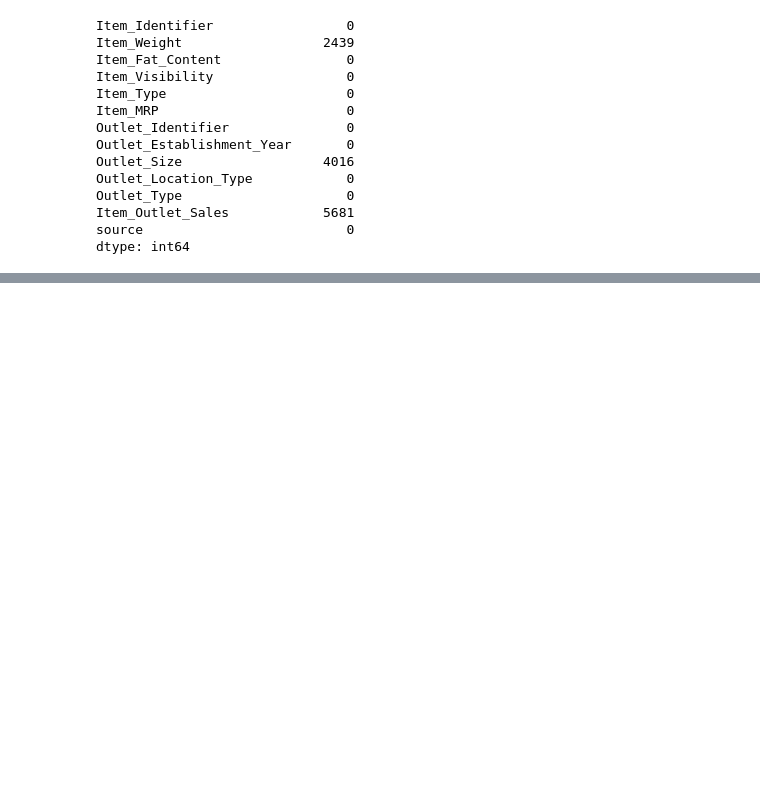
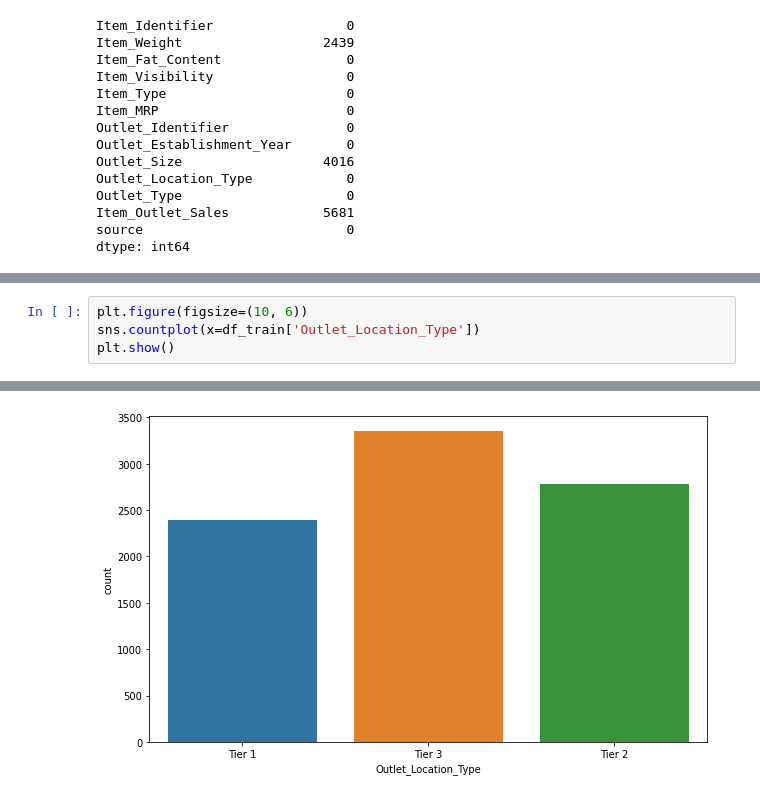
Before and after one commit to Mohamedrizwan-gif/data-science, a Jupyter notebook: ML/Regression/Bigmart Sales.ipynb, the cells around one changed output, grey strips where cells are left out. Saved outputs shown, nothing was run; the diff lists cells and outputs as text; blank space fills up the shorter version.

```diff
--- a/ML/Regression/Bigmart Sales.ipynb
+++ b/ML/Regression/Bigmart Sales.ipynb
@@ -133,0 +195,5 @@ df_train['Outlet_Size'].value_counts()
+# %%
+plt.figure(figsize=(10, 6))
+sns.countplot(x=df_train['Outlet_Location_Type'])
+plt.show()
+# %% [output]
@@ -133,0 +203 @@ df_train['Outlet_Size'].value_counts()
+[figure, added]
```
Also changed, not shown: parts of 71 cells of this notebook.
